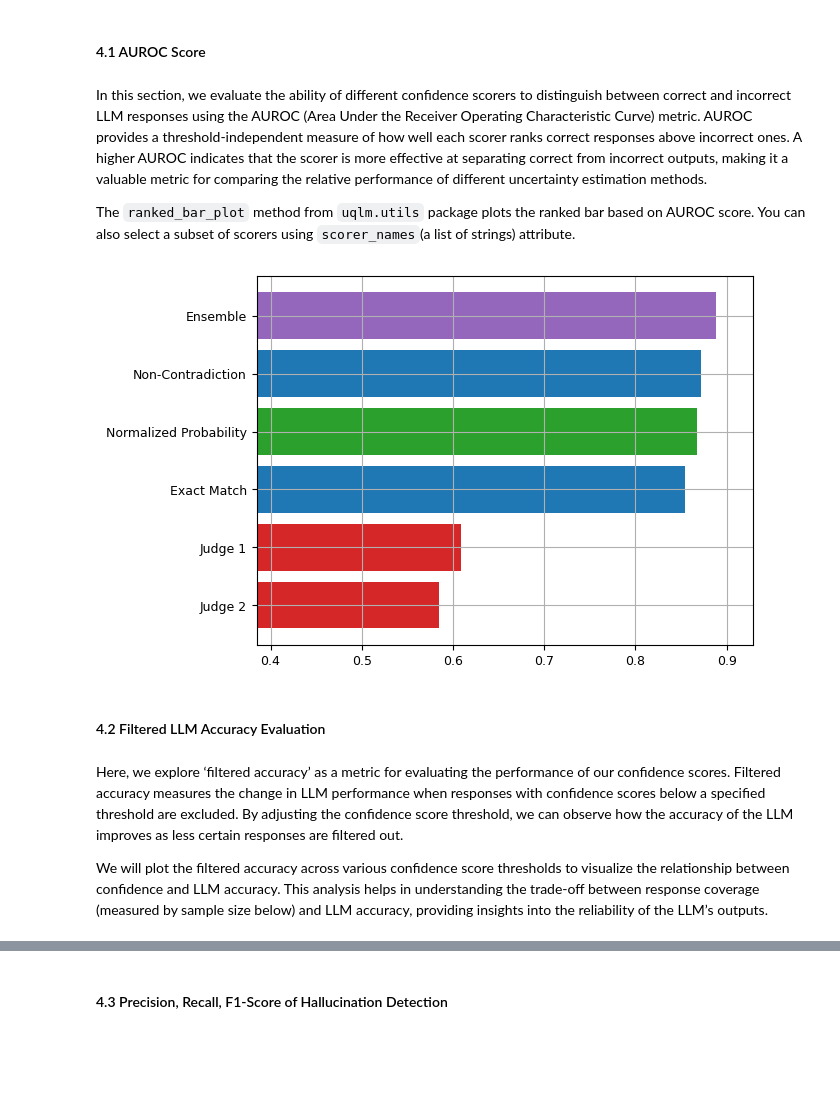
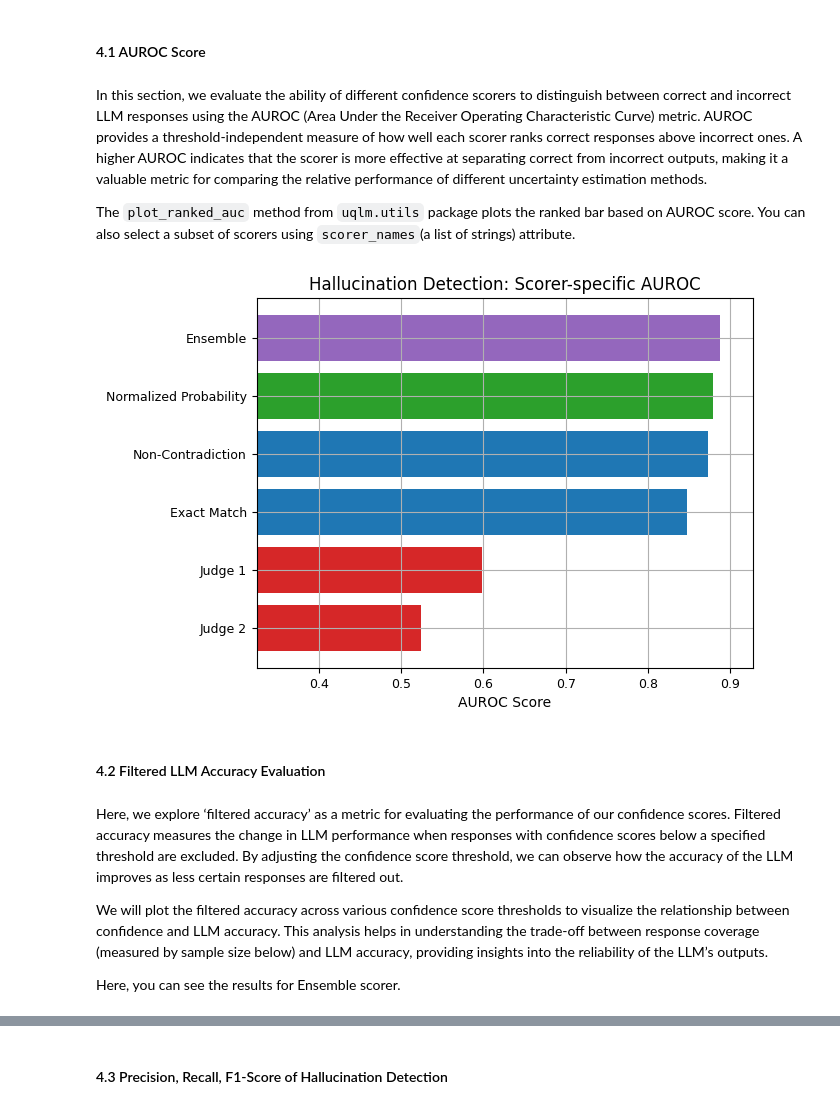
Before and after one commit to nklswld/uqlm, a Jupyter notebook: examples/ensemble_tuning_demo.ipynb, the cells around one changed output, grey strips where cells are left out. Saved outputs shown, nothing was run; the diff lists cells and outputs as text; code cells hidden in the pictures; blank space fills up the shorter version.

Commit message:
update notebook and rename method

```diff
--- a/examples/ensemble_tuning_demo.ipynb
+++ b/examples/ensemble_tuning_demo.ipynb
@@ -448,17 +448,19 @@ Baseline LLM accuracy: 0.55
 # %% [markdown]
 In this section, we evaluate the ability of different confidence scorers to distinguish between correct and incorrect LLM responses using the AUROC (Area Under the Receiver Operating Characteristic Curve) metric. AUROC provides a threshold-independent measure of how well each scorer ranks correct responses above incorrect ones. A higher AUROC indicates that the scorer is more effective at separating correct from incorrect outputs, making it a valuable metric for comparing the relative performance of different uncertainty estimation methods.
 
-The `ranked_bar_plot` method from `uqlm.utils` package plots the ranked bar based on AUROC score. You can also select a subset of scorers using `scorer_names`(a list of strings) attribute.
+The `plot_ranked_auc` method from `uqlm.utils` package plots the ranked bar based on AUROC score. You can also select a subset of scorers using `scorer_names`(a list of strings) attribute.
 # %%
-ranked_bar_plot(uq_result=test_results, correct_indicators=test_result_df["response_correct"].tolist(), fontsize=12, fontname="Times New Roman")
+plot_ranked_auc(uq_result=test_results, correct_indicators=test_result_df["response_correct"].tolist(), fontsize=12)
 # %% [output]
-[figure, old version]
+[figure, new version]
 # %% [markdown]
 #### 4.2 Filtered LLM Accuracy Evaluation
 # %% [markdown]
 Here, we explore ‘filtered accuracy’ as a metric for evaluating the performance of our confidence scores. Filtered accuracy measures the change in LLM performance when responses with confidence scores below a specified threshold are excluded. By adjusting the confidence score threshold, we can observe how the accuracy of the LLM improves as less certain responses are filtered out.
 
 We will plot the filtered accuracy across various confidence score thresholds to visualize the relationship between confidence and LLM accuracy. This analysis helps in understanding the trade-off between response coverage (measured by sample size below) and LLM accuracy, providing insights into the reliability of the LLM’s outputs.
+
+Here, you can see the results for Ensemble scorer.
 # %%
 plot_model_accuracies(scores=test_result_df.ensemble_score, correct_indicators=test_result_df.response_correct, display_percentage=True)
 # %% [output]
```
Also changed, not shown: parts of 8 cells of this notebook, 1 other file.
